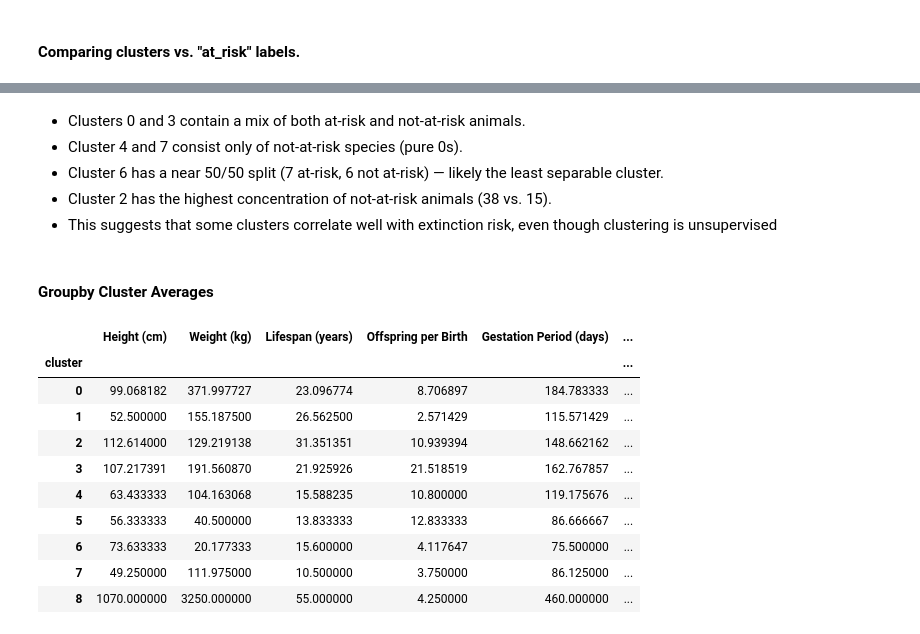
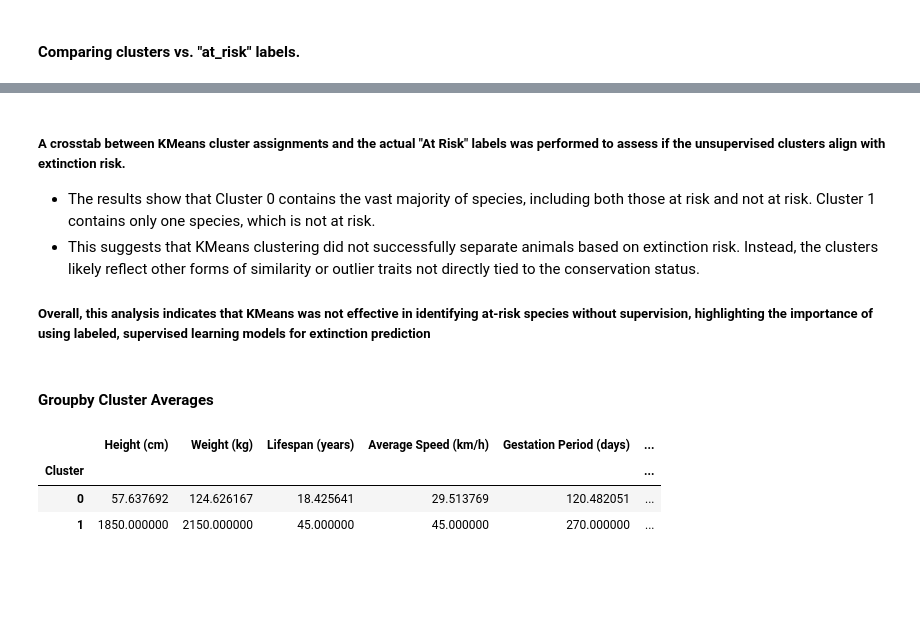
Before and after one commit to Shiihon/BI_ExamProject_Predicting_Animal_Extinction, a Jupyter notebook: Building_predictive_model/predictive_model.ipynb, the cells around one changed output, grey strips where cells are left out. Saved outputs shown, nothing was run; the diff lists cells and outputs as text; code cells hidden in the pictures; blank space fills up the shorter version.

```diff
--- a/Building_predictive_model/predictive_model.ipynb
+++ b/Building_predictive_model/predictive_model.ipynb
@@ -1121 +1235,13 @@ Found NaNs or Infs after scaling!
+# %%
+df_merged = df_merged.copy()
+
+df_merged.fillna(0, inplace=True)
+
+X_traits = df_merged[[
+    'Height (cm)', 'Weight (kg)', 'Lifespan (years)', 'Average Speed (km/h)',
+    'Gestation Period (days)', 'Offspring per Birth'
+]].dropna()
+# %%
+scaler = StandardScaler()
+X_scaled = scaler.fit_transform(X_traits)
 # %%
@@ -1200,0 +1264,16 @@ plt.show()
+# %%
+# Get ALL animal trait rows
+X_traits = df_merged[["Height (cm)", "Weight (kg)", "Lifespan (years)",
+                      "Average Speed (km/h)", "Gestation Period (days)",
+                      "Offspring per Birth"]]
+
+# Scaling fresh from scratch
+scaler = StandardScaler()
+X_scaled = scaler.fit_transform(X_traits)
+
+# Applying KMeans to the full scaled data
+kmeans = KMeans(n_clusters=best_k[0], random_state=42)
+df_merged["Cluster"] = kmeans.fit_predict(X_scaled)
+# %%
+kmeans = KMeans(n_clusters=best_k[0], random_state=42)
+df_merged["Cluster"] = kmeans.fit_predict(X_scaled)
@@ -1218,24 +1316,17 @@ pd.crosstab(df_model['cluster'], df_model['at_risk'], rownames=['Cluster'], coln
 # %% [markdown]
-- Clusters 0 and 3 contain a mix of both at-risk and not-at-risk animals.
-- Cluster 4 and 7 consist only of not-at-risk species (pure 0s).
-- Cluster 6 has a near 50/50 split (7 at-risk, 6 not at-risk) — likely the least separable cluster.
-- Cluster 2 has the highest concentration of not-at-risk animals (38 vs. 15).
-- This suggests that some clusters correlate well with extinction risk, even though clustering is unsupervised
+##### A crosstab between KMeans cluster assignments and the actual "At Risk" labels was performed to assess if the unsupervised clusters align with extinction risk.
+
+- The results show that Cluster 0 contains the vast majority of species, including both those at risk and not at risk. Cluster 1 contains only one species, which is not at risk.
+- This suggests that KMeans clustering did not successfully separate animals based on extinction risk. Instead, the clusters likely reflect other forms of similarity or outlier traits not directly tied to the conservation status.
+##### Overall, this analysis indicates that KMeans was not effective in identifying at-risk species without supervision, highlighting the importance of using labeled, supervised learning models for extinction prediction
 # %% [markdown]
 #####
 #### **Groupby Cluster Averages**
 # %%
-df_model.groupby('cluster').mean(numeric_only=True)
+df_merged.groupby('Cluster').mean(numeric_only=True)
 # %% [output]
-|  | Height (cm) | Weight (kg) | Lifespan (years) | Offspring per Birth | Gestation Period (days) | ... |
-| cluster |  |  |  |  |  | ... |
-| 0 | 99.068182 | 371.997727 | 23.096774 | 8.706897 | 184.783333 | ... |
-| 1 | 52.500000 | 155.187500 | 26.562500 | 2.571429 | 115.571429 | ... |
-| 2 | 112.614000 | 129.219138 | 31.351351 | 10.939394 | 148.662162 | ... |
-| 3 | 107.217391 | 191.560870 | 21.925926 | 21.518519 | 162.767857 | ... |
-| 4 | 63.433333 | 104.163068 | 15.588235 | 10.800000 | 119.175676 | ... |
-| 5 | 56.333333 | 40.500000 | 13.833333 | 12.833333 | 86.666667 | ... |
-| 6 | 73.633333 | 20.177333 | 15.600000 | 4.117647 | 75.500000 | ... |
-| 7 | 49.250000 | 111.975000 | 10.500000 | 3.750000 | 86.125000 | ... |
-| 8 | 1070.000000 | 3250.000000 | 55.000000 | 4.250000 | 460.000000 | ... |
+|  | Height (cm) | Weight (kg) | Lifespan (years) | Average Speed (km/h) | Gestation Period (days) | ... |
+| Cluster |  |  |  |  |  | ... |
+| 0 | 57.637692 | 124.626167 | 18.425641 | 29.513769 | 120.482051 | ... |
+| 1 | 1850.000000 | 2150.000000 | 45.000000 | 45.000000 | 270.000000 | ... |
 # %% [markdown]
```
Also changed, not shown: parts of 135 cells of this notebook, 9 other files.
